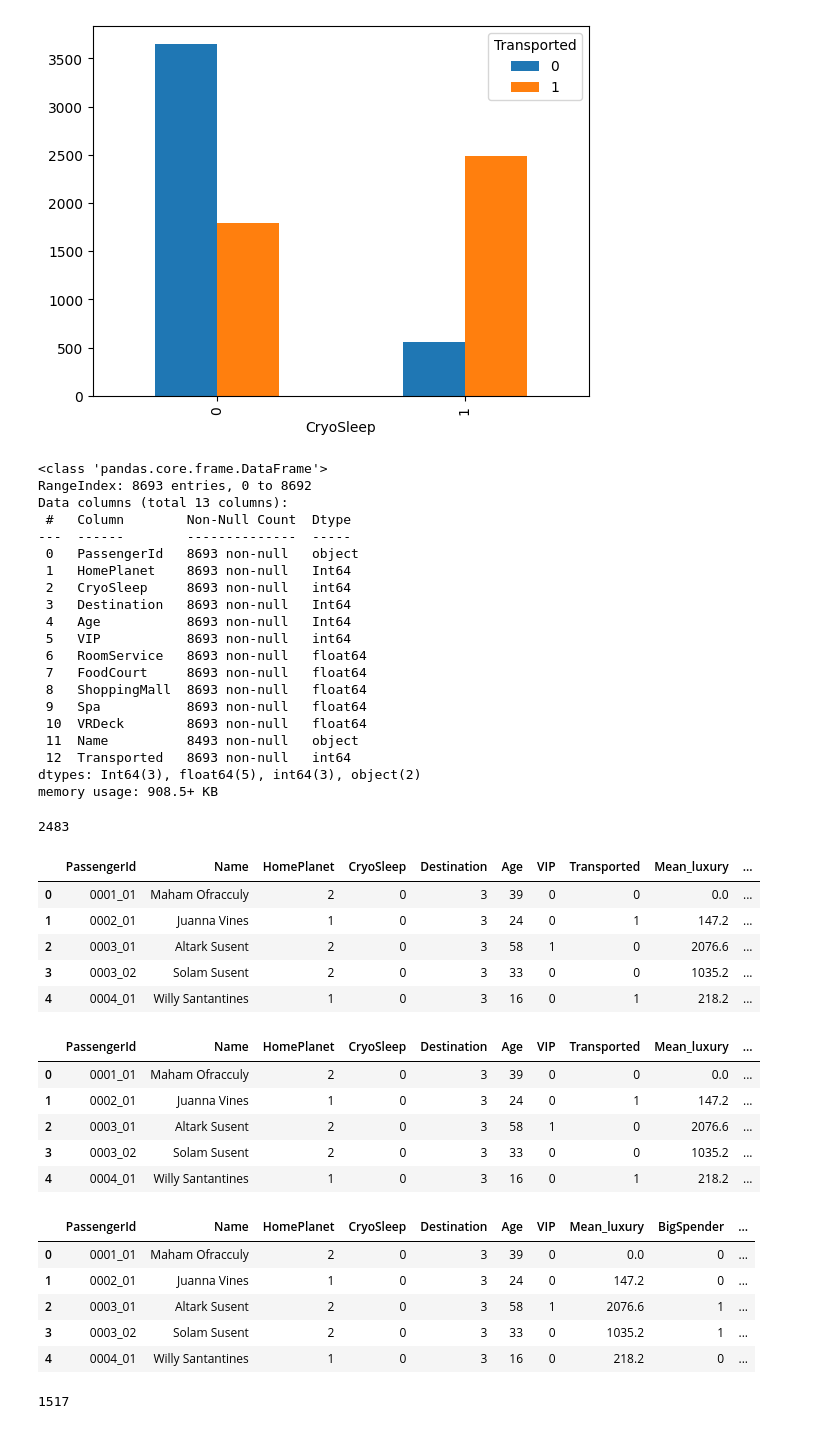
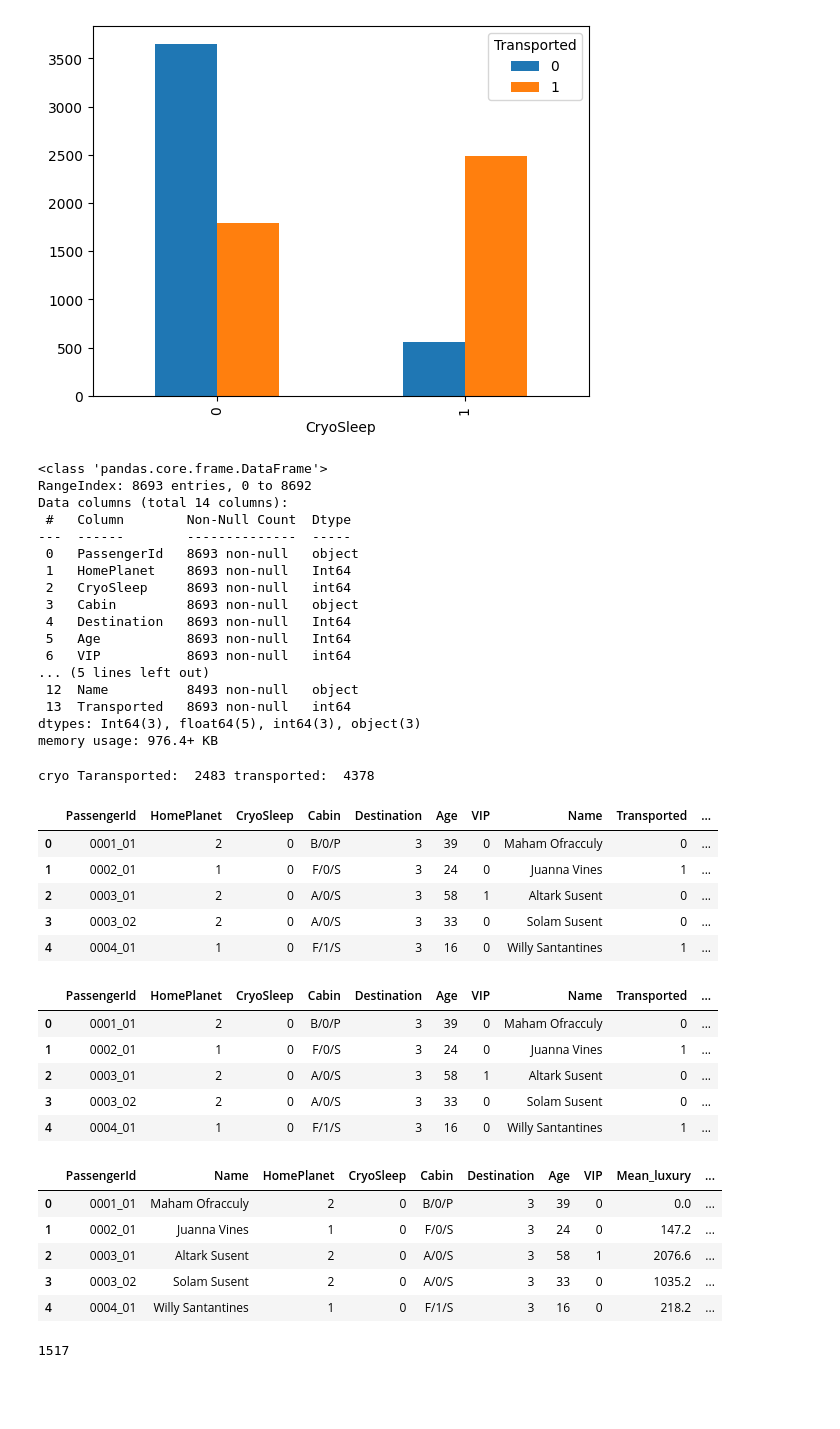
Before and after one commit to Sadeqsoli/SpaceTitanicSurvivors, a Jupyter notebook: spacetitanicsurvivors.ipynb, the cells around one changed output. Saved outputs shown, nothing was run; the diff lists cells and outputs as text; code cells hidden in the pictures; blank space fills up the shorter version.

```diff
--- a/spacetitanicsurvivors.ipynb
+++ b/spacetitanicsurvivors.ipynb
@@ -137,12 +117,6 @@ sum(df.loc[(df.Cabin.str.split('/').str[0] == 'T') & (df.Cabin.str.split('/').st
 # %% [markdown]
 letter_to_int = {'A': 1, 'B': 2, 'C': 3, 'D': 4, 'E': 5, 'F': 6, 'G': 7, 'H': 8, 'I': 9, 'J': 10}
-# %%
-letter_to_int = {'A': 1, 'B': 2, 'C': 3, 'D': 4, 'E': 5, 'F': 6, 'G': 7, 'T': 8}
-df['Cabin'] = df['Cabin'].map(letter_to_int)
 # %% [markdown]
 Now we have 11 attribute to work with and they all are numeric
 # %%
-df[['HomePlanet', 'CryoSleep', 'Cabin', 'Destination', 'Age', 'VIP']] = df[['HomePlanet', 'CryoSleep', 'Cabin', 'Destination', 'Age', 'VIP']].astype('Int64')
+df[['HomePlanet', 'CryoSleep', 'Destination', 'Age', 'VIP']] = df[['HomePlanet', 'CryoSleep', 'Destination', 'Age', 'VIP']].astype('Int64')
-# %%
-df = df.drop(columns=['Cabin'])
-df.info()
@@ -202,6 +155,7 @@ pd.crosstab(df_num.CryoSleep,df_num.Transported).plot(kind='bar')
 df["HomePlanet"].fillna(df["HomePlanet"].mode()[0],inplace=True)
 df["Destination"].fillna(df["Destination"].mode()[0],inplace=True)
 df["CryoSleep"].fillna(df["CryoSleep"].mode()[0],inplace=True)
+df["Cabin"].fillna(df["Cabin"].mode()[0],inplace=True)
 df["VIP"].fillna(df["VIP"].mode()[0],inplace=True)
 df["Age"].fillna(int(df["Age"].mean()),inplace=True)
 df["RoomService"].fillna(df["RoomService"].mean(),inplace=True)
@@ -216,28 +170,25 @@ df.info()
 # %% [output]
 <class 'pandas.core.frame.DataFrame'>
 RangeIndex: 8693 entries, 0 to 8692
-Data columns (total 13 columns):
+Data columns (total 14 columns):
  #   Column        Non-Null Count  Dtype
 ---  ------        --------------  -----
  0   PassengerId   8693 non-null   object
  1   HomePlanet    8693 non-null   Int64
  2   CryoSleep     8693 non-null   int64
- 3   Destination   8693 non-null   Int64
- 4   Age           8693 non-null   Int64
- 5   VIP           8693 non-null   int64
- 6   RoomService   8693 non-null   float64
- 7   FoodCourt     8693 non-null   float64
- 8   ShoppingMall  8693 non-null   float64
- 9   Spa           8693 non-null   float64
- 10  VRDeck        8693 non-null   float64
- 11  Name          8493 non-null   object
- 12  Transported   8693 non-null   int64
-dtypes: Int64(3), float64(5), int64(3), object(2)
-memory usage: 908.5+ KB
+ 3   Cabin         8693 non-null   object
+ 4   Destination   8693 non-null   Int64
+ 5   Age           8693 non-null   Int64
+ 6   VIP           8693 non-null   int64
+... (5 lines left out)
+ 12  Name          8493 non-null   object
+ 13  Transported   8693 non-null   int64
+dtypes: Int64(3), float64(5), int64(3), object(3)
+memory usage: 976.4+ KB
 # %%
-sum(df[df.CryoSleep == 1].Transported)
+print('cryo Taransported: ', sum(df[df.CryoSleep == 1].Transported), 'transported: ',sum(df.Transported))
 # %% [output]
-2483
+cryo Taransported:  2483 transported:  4378
 # %%
 # Calculate mean
 df['Mean_luxury'] = df[['RoomService', 'FoodCourt', 'ShoppingMall', 'Spa', 'VRDeck']].mean(axis=1)
@@ -245,36 +196,37 @@ df['Mean_luxury'] = df[['RoomService', 'FoodCourt', 'ShoppingMall', 'Spa', 'VRDe
 df = df.drop(columns=['RoomService', 'FoodCourt', 'ShoppingMall', 'Spa', 'VRDeck'])
 df.head()
 # %% [output]
-|  | PassengerId | Name | HomePlanet | CryoSleep | Destination | Age | VIP | Transported | Mean_luxury | ... |
-| 0 | 0001_01 | Maham Ofracculy | 2 | 0 | 3 | 39 | 0 | 0 | 0.0 | ... |
-| 1 | 0002_01 | Juanna Vines | 1 | 0 | 3 | 24 | 0 | 1 | 147.2 | ... |
-| 2 | 0003_01 | Altark Susent | 2 | 0 | 3 | 58 | 1 | 0 | 2076.6 | ... |
-| 3 | 0003_02 | Solam Susent | 2 | 0 | 3 | 33 | 0 | 0 | 1035.2 | ... |
-| 4 | 0004_01 | Willy Santantines | 1 | 0 | 3 | 16 | 0 | 1 | 218.2 | ... |
+|  | PassengerId | HomePlanet | CryoSleep | Cabin | Destination | Age | VIP | Name | Transported | ... |
+| 0 | 0001_01 | 2 | 0 | B/0/P | 3 | 39 | 0 | Maham Ofracculy | 0 | ... |
+| 1 | 0002_01 | 1 | 0 | F/0/S | 3 | 24 | 0 | Juanna Vines | 1 | ... |
+| 2 | 0003_01 | 2 | 0 | A/0/S | 3 | 58 | 1 | Altark Susent | 0 | ... |
+| 3 | 0003_02 | 2 | 0 | A/0/S | 3 | 33 | 0 | Solam Susent | 0 | ... |
+| 4 | 0004_01 | 1 | 0 | F/1/S | 3 | 16 | 0 | Willy Santantines | 1 | ... |
 # %%
 df['BigSpender'] = np.where(df.Mean_luxury > 1000, 1,0)
+df['Mid_Spender'] = np.where(df.Mean_luxury >= 500, 1,0)
 df['Non_Spender'] = np.where(df.Mean_luxury == 0, 1,0)
 df.head()
 # %% [output]
-|  | PassengerId | Name | HomePlanet | CryoSleep | Destination | Age | VIP | Transported | Mean_luxury | ... |
-| 0 | 0001_01 | Maham Ofracculy | 2 | 0 | 3 | 39 | 0 | 0 | 0.0 | ... |
-| 1 | 0002_01 | Juanna Vines | 1 | 0 | 3 | 24 | 0 | 1 | 147.2 | ... |
-| 2 | 0003_01 | Altark Susent | 2 | 0 | 3 | 58 | 1 | 0 | 2076.6 | ... |
-| 3 | 0003_02 | Solam Susent | 2 | 0 | 3 | 33 | 0 | 0 | 1035.2 | ... |
-| 4 | 0004_01 | Willy Santantines | 1 | 0 | 3 | 16 | 0 | 1 | 218.2 | ... |
+|  | PassengerId | HomePlanet | CryoSleep | Cabin | Destination | Age | VIP | Name | Transported | ... |
+| 0 | 0001_01 | 2 | 0 | B/0/P | 3 | 39 | 0 | Maham Ofracculy | 0 | ... |
+| 1 | 0002_01 | 1 | 0 | F/0/S | 3 | 24 | 0 | Juanna Vines | 1 | ... |
+| 2 | 0003_01 | 2 | 0 | A/0/S | 3 | 58 | 1 | Altark Susent | 0 | ... |
+| 3 | 0003_02 | 2 | 0 | A/0/S | 3 | 33 | 0 | Solam Susent | 0 | ... |
+| 4 | 0004_01 | 1 | 0 | F/1/S | 3 | 16 | 0 | Willy Santantines | 1 | ... |
 # %%
 TransportedCol = df.pop("Transported")
 NameCol = df.pop("Name")
 df.insert(1, "Name", NameCol)
-df.insert(10, "Transported", TransportedCol)
+df.insert(12, "Transported", TransportedCol)
 df.head()
 # %% [output]
-|  | PassengerId | Name | HomePlanet | CryoSleep | Destination | Age | VIP | Mean_luxury | BigSpender | ... |
-| 0 | 0001_01 | Maham Ofracculy | 2 | 0 | 3 | 39 | 0 | 0.0 | 0 | ... |
-| 1 | 0002_01 | Juanna Vines | 1 | 0 | 3 | 24 | 0 | 147.2 | 0 | ... |
-| 2 | 0003_01 | Altark Susent | 2 | 0 | 3 | 58 | 1 | 2076.6 | 1 | ... |
-| 3 | 0003_02 | Solam Susent | 2 | 0 | 3 | 33 | 0 | 1035.2 | 1 | ... |
-| 4 | 0004_01 | Willy Santantines | 1 | 0 | 3 | 16 | 0 | 218.2 | 0 | ... |
+|  | PassengerId | Name | HomePlanet | CryoSleep | Cabin | Destination | Age | VIP | Mean_luxury | ... |
+| 0 | 0001_01 | Maham Ofracculy | 2 | 0 | B/0/P | 3 | 39 | 0 | 0.0 | ... |
+| 1 | 0002_01 | Juanna Vines | 1 | 0 | F/0/S | 3 | 24 | 0 | 147.2 | ... |
+| 2 | 0003_01 | Altark Susent | 2 | 0 | A/0/S | 3 | 58 | 1 | 2076.6 | ... |
+| 3 | 0003_02 | Solam Susent | 2 | 0 | A/0/S | 3 | 33 | 0 | 1035.2 | ... |
+| 4 | 0004_01 | Willy Santantines | 1 | 0 | F/1/S | 3 | 16 | 0 | 218.2 | ... |
 # %%
 sum(df[df.HomePlanet == 3].Destination == 3)
 # %% [output]
```
Also changed, not shown: parts of 25 cells of this notebook.
